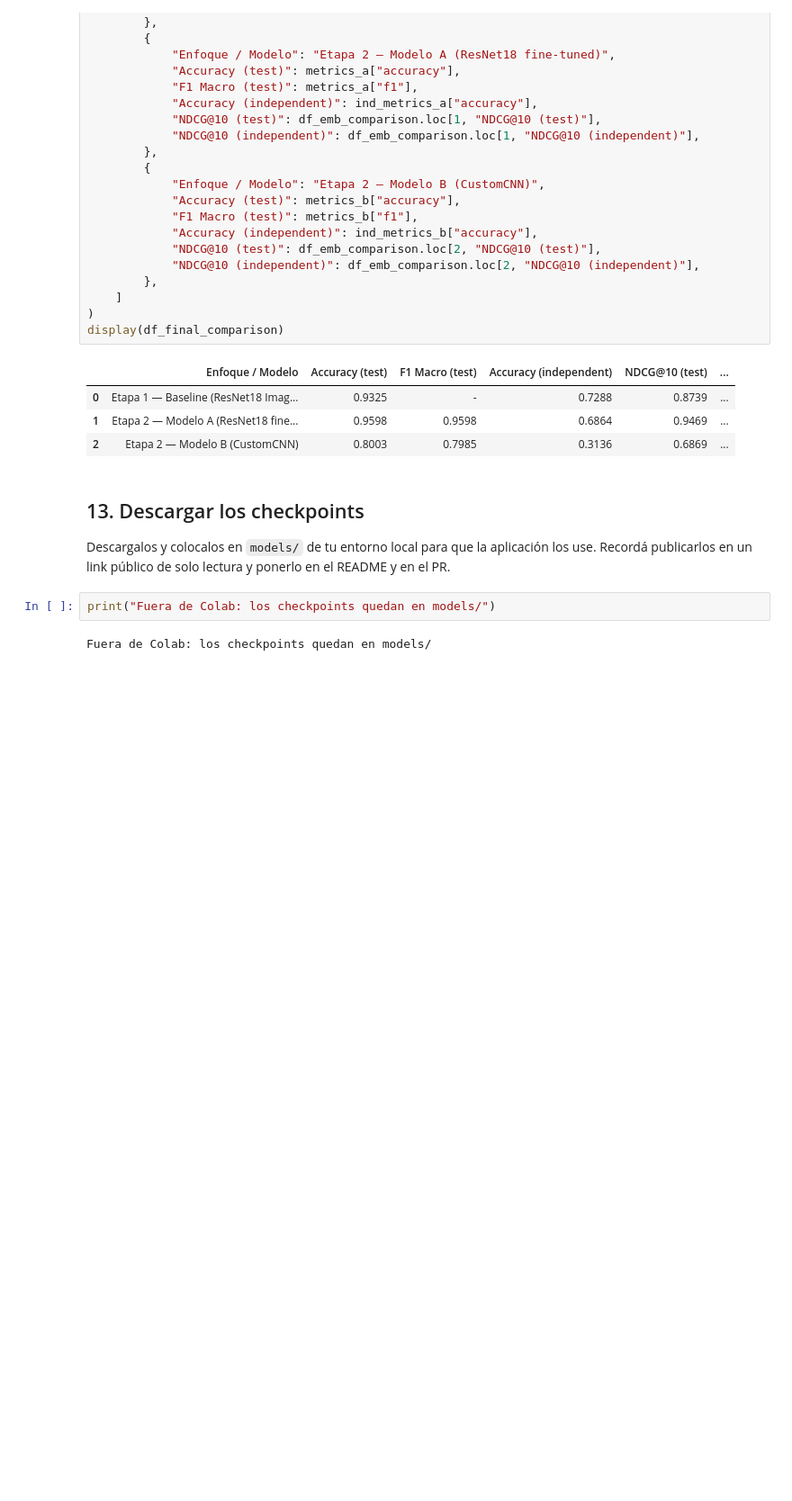
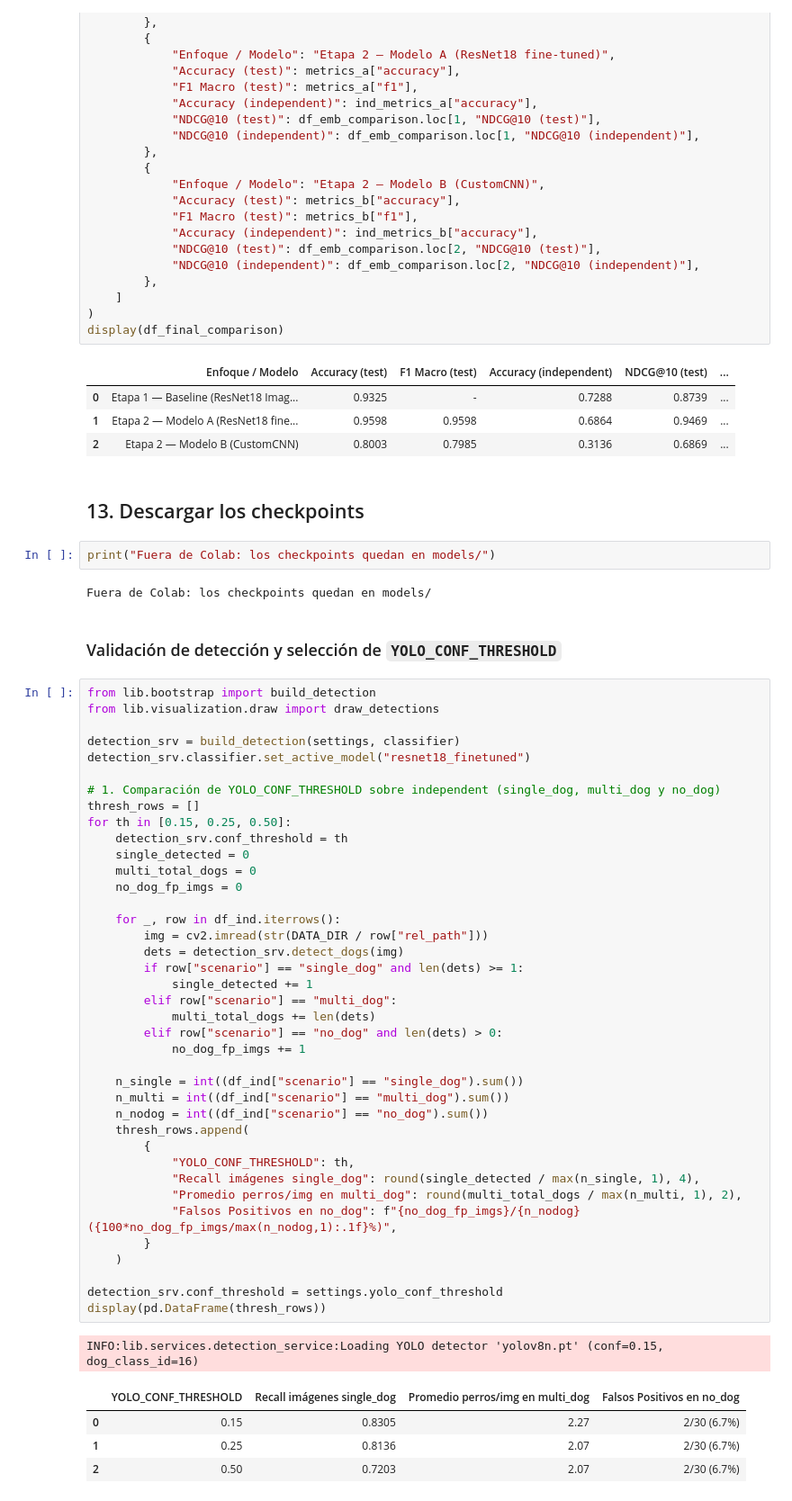
Before and after one commit to DuclosNicolas/tuia-dog-recognition-app, a Jupyter notebook: 2-train.ipynb, the cells around one changed output. Shown at 90% size. Drawn from its saved outputs; the diff is of its cells as text; blank space fills up the shorter version.

```diff
--- a/2-train.ipynb
+++ b/2-train.ipynb
@@ -901,10 +866,54 @@ display(df_final_comparison)
 | 2 | Etapa 2 — Modelo B (CustomCNN) | 0.8003 | 0.7985 | 0.3136 | 0.6869 | ... |
 # %% [markdown]
 ## 13. Descargar los checkpoints
-
-Descargalos y colocalos en `models/` de tu entorno local para que la aplicación los use.
-Recordá publicarlos en un link público de solo lectura y ponerlo en el README y en el PR.
 # %%
 print("Fuera de Colab: los checkpoints quedan en models/")
 # %% [output]
 Fuera de Colab: los checkpoints quedan en models/
+# %% [markdown]
+### Validación de detección y selección de `YOLO_CONF_THRESHOLD`
+# %%
+from lib.bootstrap import build_detection
+from lib.visualization.draw import draw_detections
+
+detection_srv = build_detection(settings, classifier)
+detection_srv.classifier.set_active_model("resnet18_finetuned")
+
+# 1. Comparación de YOLO_CONF_THRESHOLD sobre independent (single_dog, multi_dog y no_dog)
+thresh_rows = []
+for th in [0.15, 0.25, 0.50]:
+    detection_srv.conf_threshold = th
+    single_detected = 0
+    multi_total_dogs = 0
+    no_dog_fp_imgs = 0
+
+    for _, row in df_ind.iterrows():
+        img = cv2.imread(str(DATA_DIR / row["rel_path"]))
+        dets = detection_srv.detect_dogs(img)
+        if row["scenario"] == "single_dog" and len(dets) >= 1:
+            single_detected += 1
+        elif row["scenario"] == "multi_dog":
+            multi_total_dogs += len(dets)
+        elif row["scenario"] == "no_dog" and len(dets) > 0:
+            no_dog_fp_imgs += 1
+
+    n_single = int((df_ind["scenario"] == "single_dog").sum())
+    n_multi = int((df_ind["scenario"] == "multi_dog").sum())
+    n_nodog = int((df_ind["scenario"] == "no_dog").sum())
+    thresh_rows.append(
+        {
+            "YOLO_CONF_THRESHOLD": th,
+            "Recall imágenes single_dog": round(single_detected / max(n_single, 1), 4),
+            "Promedio perros/img en multi_dog": round(multi_total_dogs / max(n_multi, 1), 2),
+            "Falsos Positivos en no_dog": f"{no_dog_fp_imgs}/{n_nodog} ({100*no_dog_fp_imgs/max(n_nodog,1):.1f}%)",
+        }
+    )
+
+detection_srv.conf_threshold = settings.yolo_conf_threshold
+display(pd.DataFrame(thresh_rows))
+# %% [output]
+INFO:lib.services.detection_service:Loading YOLO detector 'yolov8n.pt' (conf=0.15, dog_class_id=16)
+|  | YOLO_CONF_THRESHOLD | Recall imágenes single_dog | Promedio perros/img en multi_dog | Falsos Positivos en no_dog |
+| 0 | 0.15 | 0.8305 | 2.27 | 2/30 (6.7%) |
+| 1 | 0.25 | 0.8136 | 2.07 | 2/30 (6.7%) |
+| 2 | 0.50 | 0.7203 | 2.07 | 2/30 (6.7%) |
```
Also changed, not shown: parts of 11 cells of this notebook, 4 other files.
